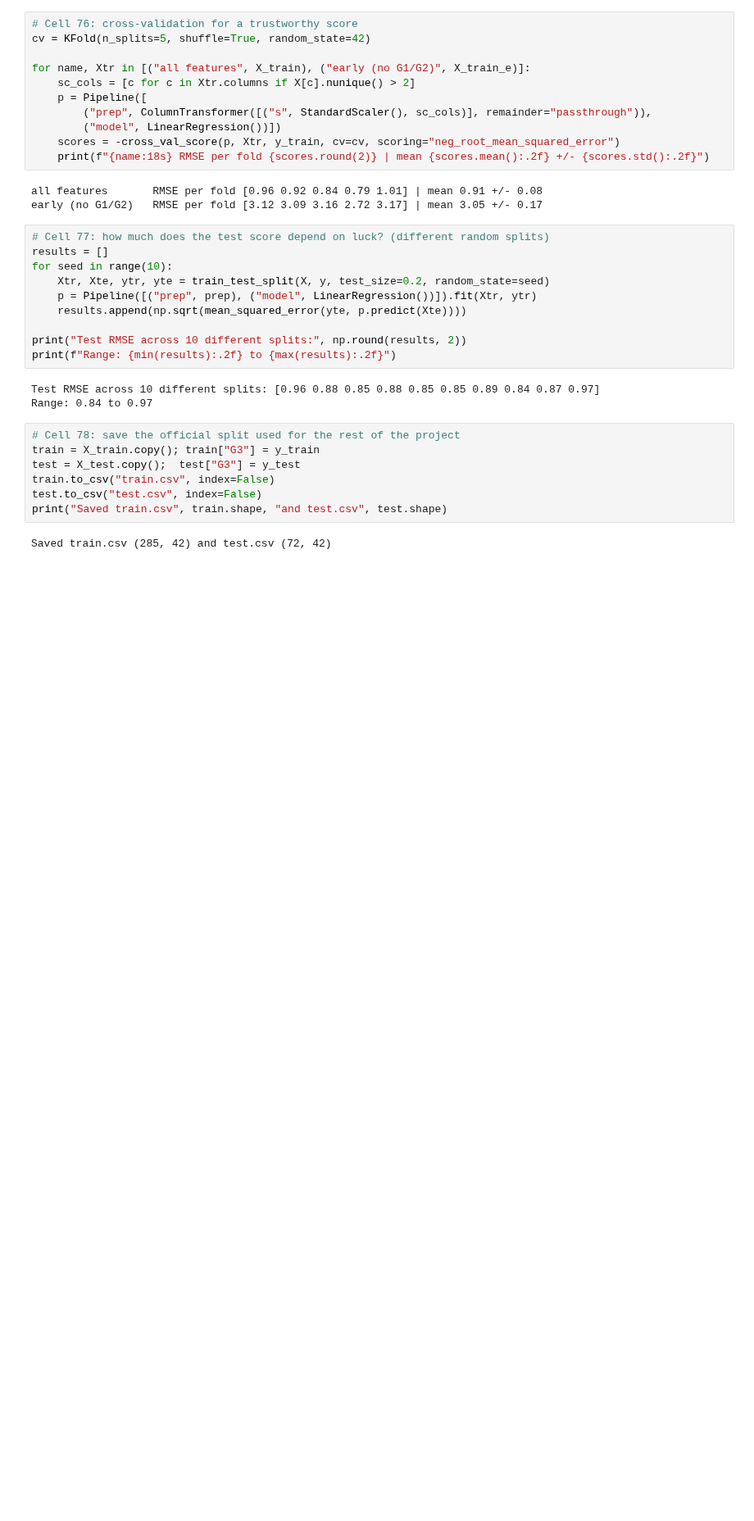
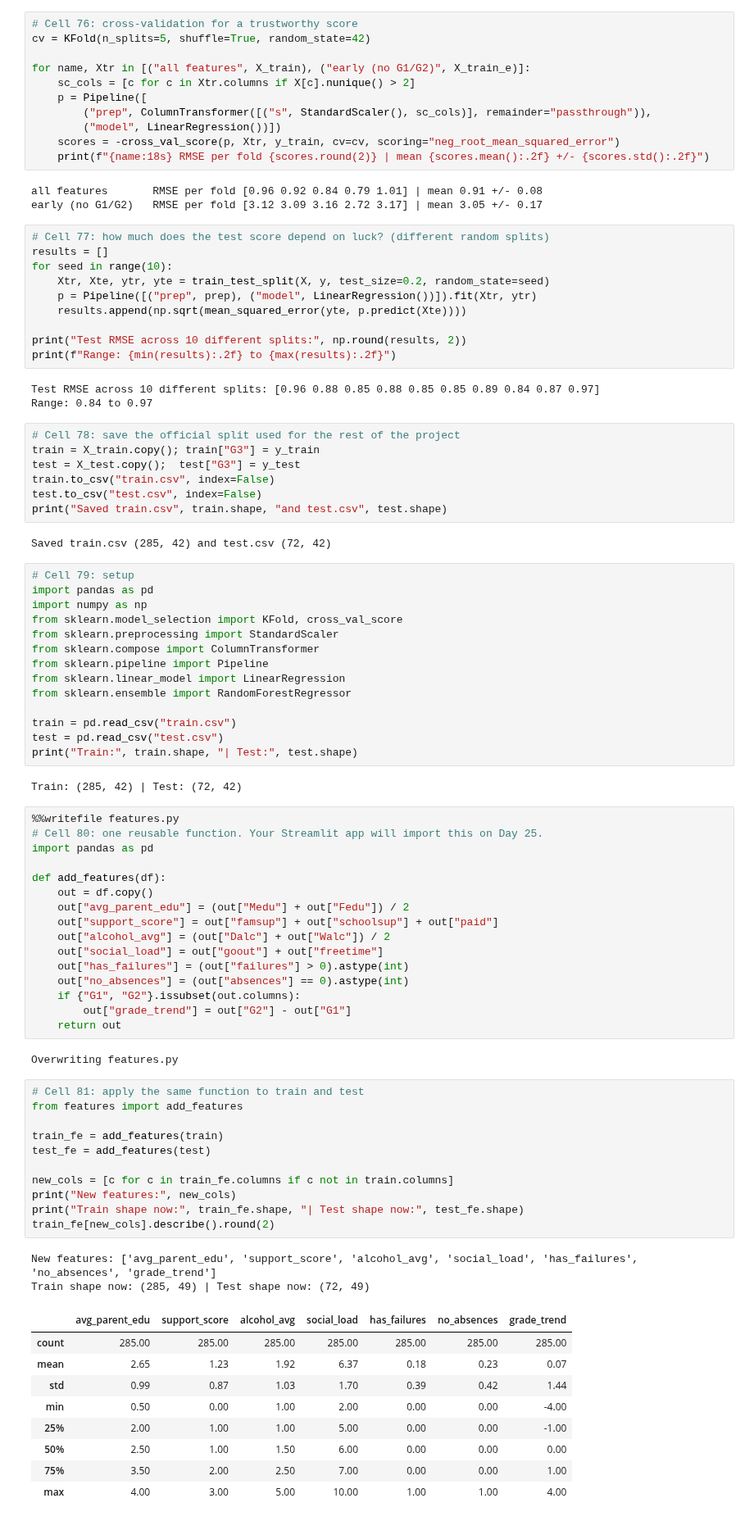
Before and after one commit to buntyedutainer/student-performance-ai, a Jupyter notebook: project.ipynb, the cells around one changed output. Shown at 82% size. Drawn from its saved outputs; the diff is of its cells as text; blank space fills up the shorter version.

```diff
--- a/project.ipynb
+++ b/project.ipynb
@@ -1365,3 +1365,60 @@ test.to_csv("test.csv", index=False)
 print("Saved train.csv", train.shape, "and test.csv", test.shape)
 # %% [output]
 Saved train.csv (285, 42) and test.csv (72, 42)
+# %%
+# Cell 79: setup
+import pandas as pd
+import numpy as np
+from sklearn.model_selection import KFold, cross_val_score
+from sklearn.preprocessing import StandardScaler
+from sklearn.compose import ColumnTransformer
+from sklearn.pipeline import Pipeline
+from sklearn.linear_model import LinearRegression
+from sklearn.ensemble import RandomForestRegressor
+
+train = pd.read_csv("train.csv")
+test = pd.read_csv("test.csv")
+print("Train:", train.shape, "| Test:", test.shape)
+# %% [output]
+Train: (285, 42) | Test: (72, 42)
+# %%
+%%writefile features.py
+# Cell 80: one reusable function. Your Streamlit app will import this on Day 25.
+import pandas as pd
+
+def add_features(df):
+    out = df.copy()
+    out["avg_parent_edu"] = (out["Medu"] + out["Fedu"]) / 2
+    out["support_score"] = out["famsup"] + out["schoolsup"] + out["paid"]
+    out["alcohol_avg"] = (out["Dalc"] + out["Walc"]) / 2
+    out["social_load"] = out["goout"] + out["freetime"]
+    out["has_failures"] = (out["failures"] > 0).astype(int)
+    out["no_absences"] = (out["absences"] == 0).astype(int)
+    if {"G1", "G2"}.issubset(out.columns):
+        out["grade_trend"] = out["G2"] - out["G1"]
+    return out
+# %% [output]
+Overwriting features.py
+# %%
+# Cell 81: apply the same function to train and test
+from features import add_features
+
+train_fe = add_features(train)
+test_fe = add_features(test)
+
+new_cols = [c for c in train_fe.columns if c not in train.columns]
+print("New features:", new_cols)
+print("Train shape now:", train_fe.shape, "| Test shape now:", test_fe.shape)
+train_fe[new_cols].describe().round(2)
+# %% [output]
+New features: ['avg_parent_edu', 'support_score', 'alcohol_avg', 'social_load', 'has_failures', 'no_absences', 'grade_trend']
+Train shape now: (285, 49) | Test shape now: (72, 49)
+|  | avg_parent_edu | support_score | alcohol_avg | social_load | has_failures | no_absences | grade_trend |
+| count | 285.00 | 285.00 | 285.00 | 285.00 | 285.00 | 285.00 | 285.00 |
+| mean | 2.65 | 1.23 | 1.92 | 6.37 | 0.18 | 0.23 | 0.07 |
+| std | 0.99 | 0.87 | 1.03 | 1.70 | 0.39 | 0.42 | 1.44 |
+| min | 0.50 | 0.00 | 1.00 | 2.00 | 0.00 | 0.00 | -4.00 |
+| 25% | 2.00 | 1.00 | 1.00 | 5.00 | 0.00 | 0.00 | -1.00 |
+| 50% | 2.50 | 1.00 | 1.50 | 6.00 | 0.00 | 0.00 | 0.00 |
+| 75% | 3.50 | 2.00 | 2.50 | 7.00 | 0.00 | 0.00 | 1.00 |
+| max | 4.00 | 3.00 | 5.00 | 10.00 | 1.00 | 1.00 | 4.00 |
```
Also changed, not shown: parts of 7 cells of this notebook.
